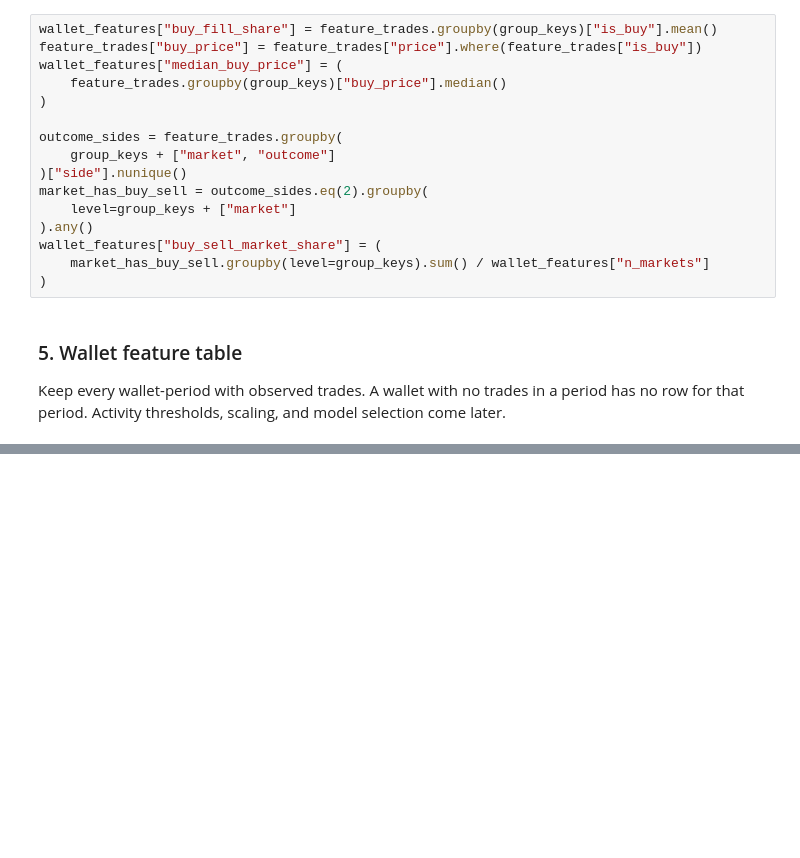
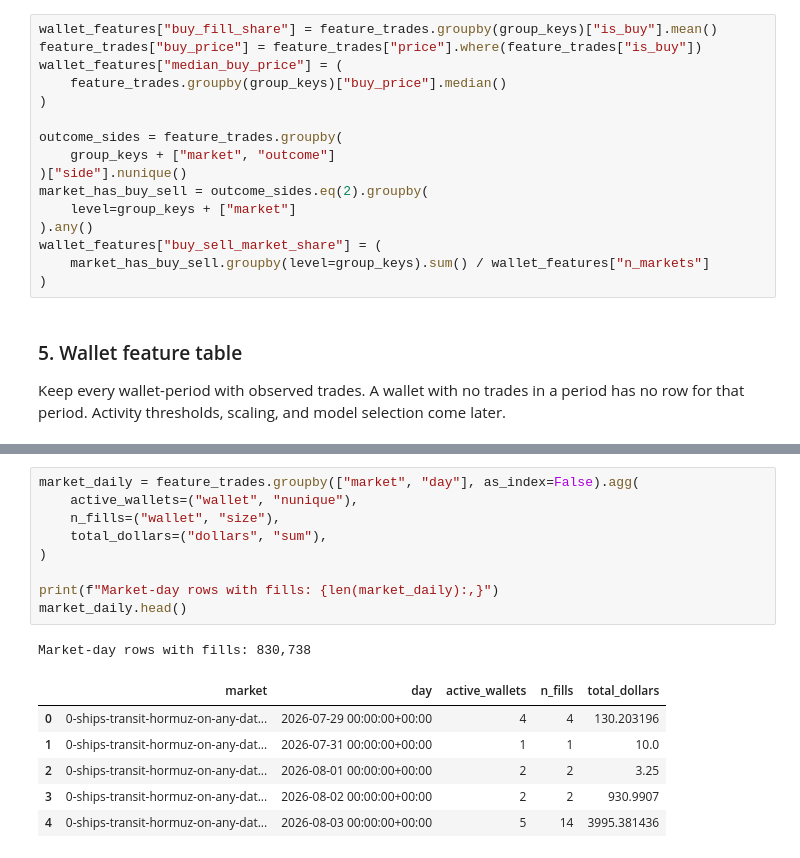
Before and after one commit to Cumuifreer/ucla-stats161-project, a Jupyter notebook: midterm.ipynb, the cells around one changed output, grey strips where cells are left out. Cells and saved outputs as stored; diff of their text form; blank space fills up the shorter version.

```diff
--- a/midterm.ipynb
+++ b/midterm.ipynb
@@ -314,0 +333,17 @@ Missing BUY-price medians: 67,918
+# %%
+market_daily = feature_trades.groupby(["market", "day"], as_index=False).agg(
+    active_wallets=("wallet", "nunique"),
+    n_fills=("wallet", "size"),
+    total_dollars=("dollars", "sum"),
+)
+
+print(f"Market-day rows with fills: {len(market_daily):,}")
+market_daily.head()
+# %% [output]
+Market-day rows with fills: 830,738
+|  | market | day | active_wallets | n_fills | total_dollars |
+| 0 | 0-ships-transit-hormuz-on-any-dat... | 2026-07-29 00:00:00+00:00 | 4 | 4 | 130.203196 |
+| 1 | 0-ships-transit-hormuz-on-any-dat... | 2026-07-31 00:00:00+00:00 | 1 | 1 | 10.0 |
+| 2 | 0-ships-transit-hormuz-on-any-dat... | 2026-08-01 00:00:00+00:00 | 2 | 2 | 3.25 |
+| 3 | 0-ships-transit-hormuz-on-any-dat... | 2026-08-02 00:00:00+00:00 | 2 | 2 | 930.9907 |
+| 4 | 0-ships-transit-hormuz-on-any-dat... | 2026-08-03 00:00:00+00:00 | 5 | 14 | 3995.381436 |
```
Also changed, not shown: parts of 7 cells of this notebook, 2 other files.
